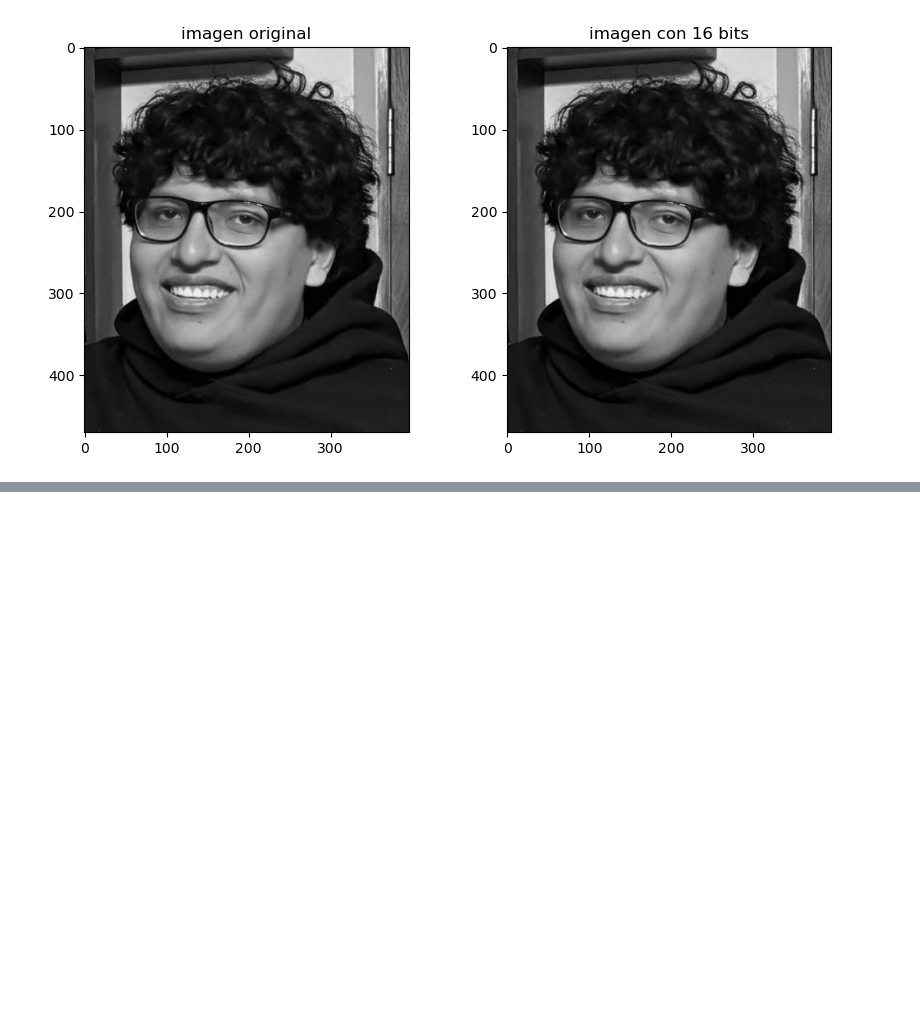
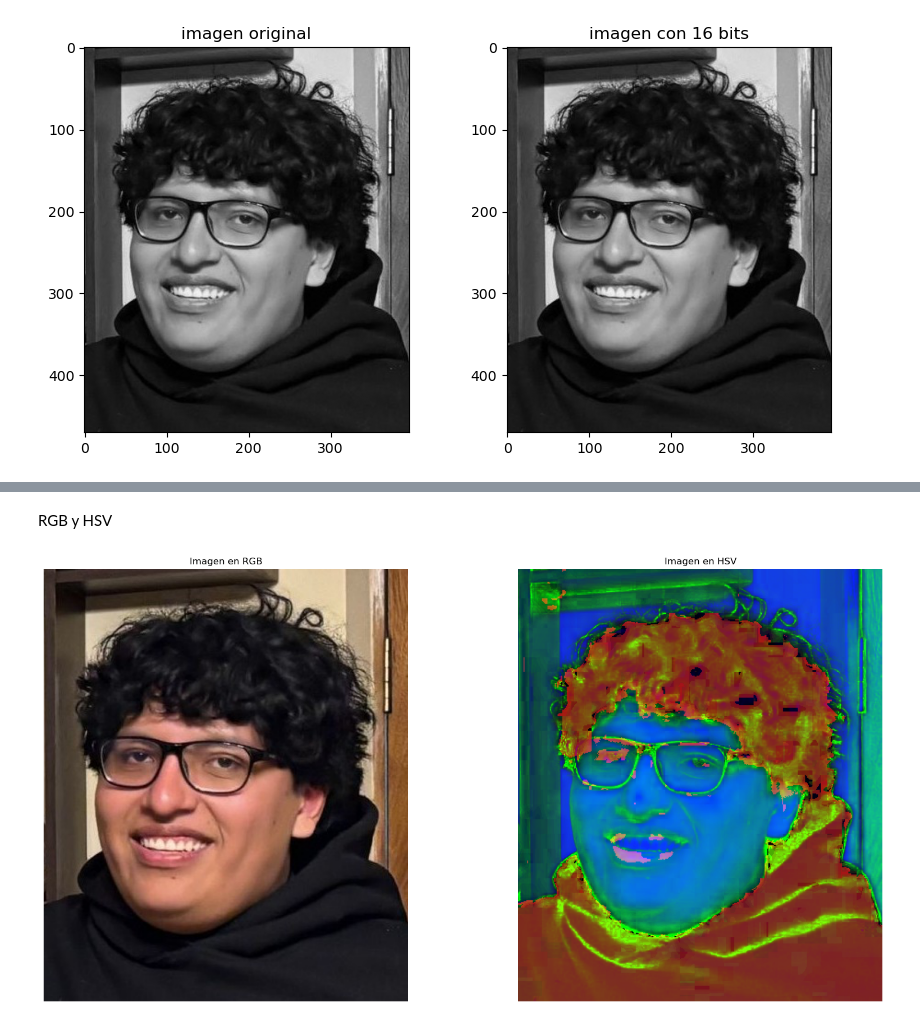
Before and after one commit to Fitooohhh/PDI2026, a Jupyter notebook: Clase1/clase2.ipynb, the cells around one changed output, grey strips where cells are left out. Drawn from its saved outputs; the diff is of its cells as text; code cells hidden in the pictures; blank space fills up the shorter version.

```diff
--- a/Clase1/clase2.ipynb
+++ b/Clase1/clase2.ipynb
@@ -103,0 +161,25 @@ profundidad del color : uint16
+# %% [markdown]
+RGB y HSV
+# %%
+import cv2
+import numpy as np
+import matplotlib.pyplot as plt
+
+img_rgb = cv2.cvtColor(cv2.imread('chanki.jpg', cv2.IMREAD_COLOR), cv2.COLOR_BGR2RGB)
+
+img_hsv = cv2.cvtColor(img_rgb, cv2.COLOR_RGB2HSV)
+
+fig, axs = plt.subplots(1, 2, figsize=(20, 10))
+
+axs[0].imshow(img_rgb)
+axs[0].set_title("Imagen en RGB")
+axs[0].axis("off")
+
+axs[1].imshow(img_hsv)
+axs[1].set_title("Imagen en HSV")
+axs[1].axis("off")
+
+
+plt.show()
+# %% [output]
+[figure, added]
```
Also changed, not shown: parts of 5 cells of this notebook, 3 other files.
